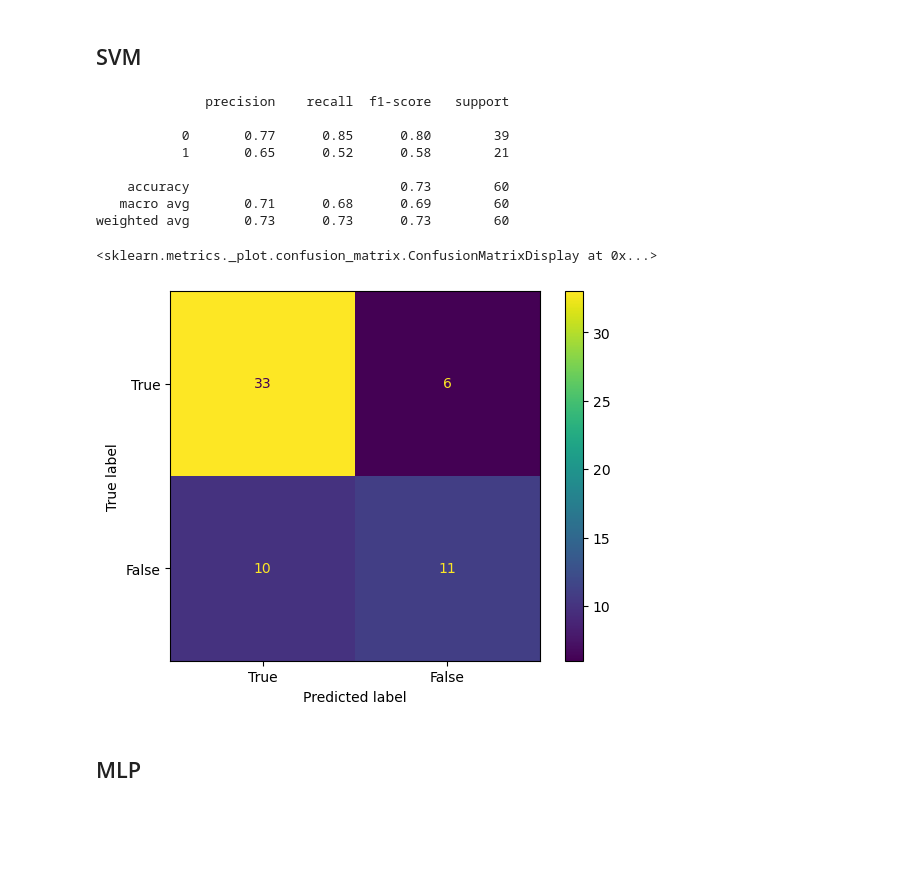
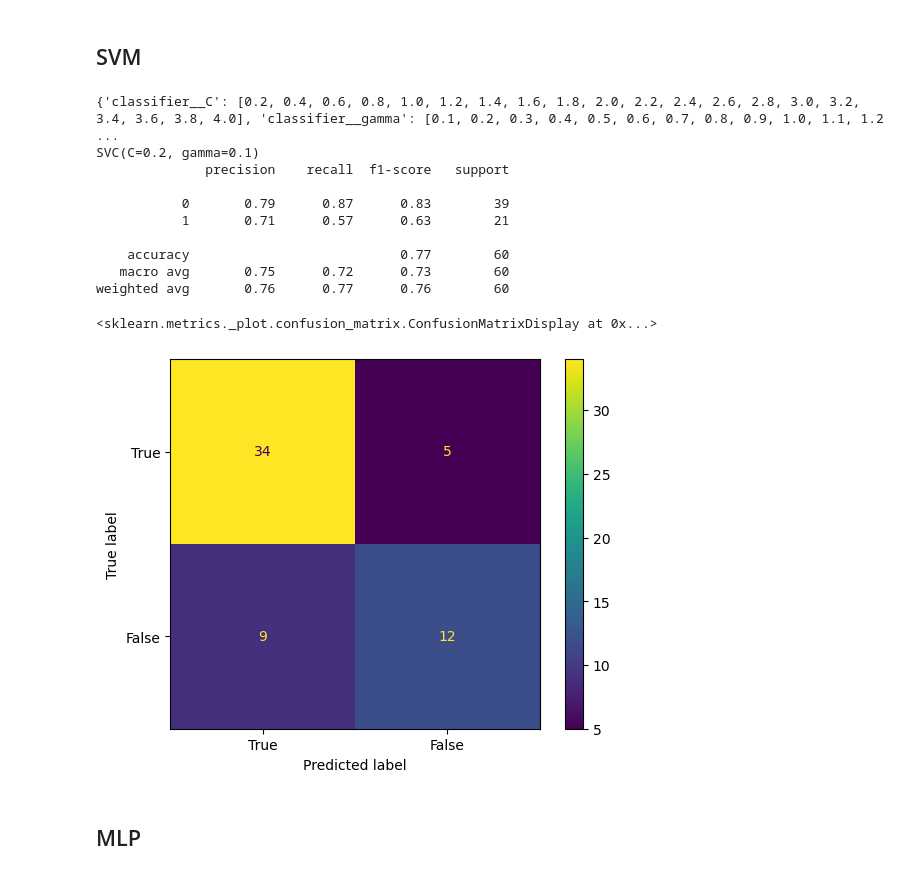
Before and after one commit to brittawi/M7016H-Project, a Jupyter notebook: classifiers.ipynb, the cells around one changed output. Saved outputs shown, nothing was run; the diff lists cells and outputs as text; code cells hidden in the pictures; blank space fills up the shorter version.

Commit message:
Added cross validation and grid search to log_reg, svm, and mlp

```diff
--- a/classifiers.ipynb
+++ b/classifiers.ipynb
@@ -113,10 +112,23 @@ If time do grid search for penalty (l1, l2, elasticnet)
 # %%
 log_reg = LogisticRegression()
 standard_scaler = StandardScaler()
-regression_pipe = make_pipeline(standard_scaler, log_reg)
+regression_pipe = Pipeline(steps=[
+    ("scaler", standard_scaler),
+    ("classifier", log_reg)
+])
 
-regression_pipe.fit(X_train, y_train)
-predictions = regression_pipe.predict(X_val)
+parameters = {
+    "classifier__penalty": [None, "l2"]
+}
+
+reg_cls = GridSearchCV(regression_pipe, parameters)
+
+reg_cls.fit(X_train, y_train)
+
+print(reg_cls.best_estimator_.get_params()['classifier'])
+
+
+predictions = reg_cls.predict(X_val)
 perfromance = classification_report(y_val, predictions)
 print(perfromance)
 
@@ -139,29 +152,45 @@ weighted avg       0.74      0.75      0.75        60
 # %%
 from sklearn.svm import SVC
 
-svm = SVC(gamma='auto')
+svm = SVC()
 standard_scaler = StandardScaler()
-svm_pipe = make_pipeline(standard_scaler, svm)
-svm_pipe.fit(X_train, y_train)
+svm_pipe = Pipeline(steps=[
+    ("scaler", standard_scaler),
+    ("classifier", svm)
+])
 
-predictions = svm_pipe.predict(X_val)
+parameters = {
+    "classifier__C": [round(i*0.2, 1) for i in range(1, 21)],
+    "classifier__gamma": [round(i*0.1, 1) for i in range(1, 21)]
+}
+print(parameters)
+
+svm_cls = GridSearchCV(svm_pipe, parameters)
+
+svm_cls.fit(X_train, y_train)
+
+print(svm_cls.best_estimator_.get_params()['classifier'])
+
+predictions = svm_cls.predict(X_val)
 perfromance = classification_report(y_val, predictions)
 print(perfromance)
 
 cm = confusion_matrix(y_val, predictions)
 disp = ConfusionMatrixDisplay(confusion_matrix=cm,display_labels=[True,False])
 disp.plot()
 # %% [output]
+{'classifier__C': [0.2, 0.4, 0.6, 0.8, 1.0, 1.2, 1.4, 1.6, 1.8, 2.0, 2.2, 2.4, 2.6, 2.8, 3.0, 3.2, 3.4, 3.6, 3.8, 4.0], 'classifier__gamma': [0.1, 0.2, 0.3, 0.4, 0.5, 0.6, 0.7, 0.8, 0.9, 1.0, 1.1, 1.2 ...
+SVC(C=0.2, gamma=0.1)
               precision    recall  f1-score   support
 
-           0       0.77      0.85      0.80        39
-           1       0.65      0.52      0.58        21
+           0       0.79      0.87      0.83        39
+           1       0.71      0.57      0.63        21
 
-    accuracy                           0.73        60
-   macro avg       0.71      0.68      0.69        60
-weighted avg       0.73      0.73      0.73        60
+    accuracy                           0.77        60
+   macro avg       0.75      0.72      0.73        60
+weighted avg       0.76      0.77      0.76        60
 <sklearn.metrics._plot.confusion_matrix.ConfusionMatrixDisplay at 0x...>
-[figure, old version]
+[figure, new version]
 # %% [markdown]
 ## MLP
 # %%
```
Also changed, not shown: parts of 5 cells of this notebook.
